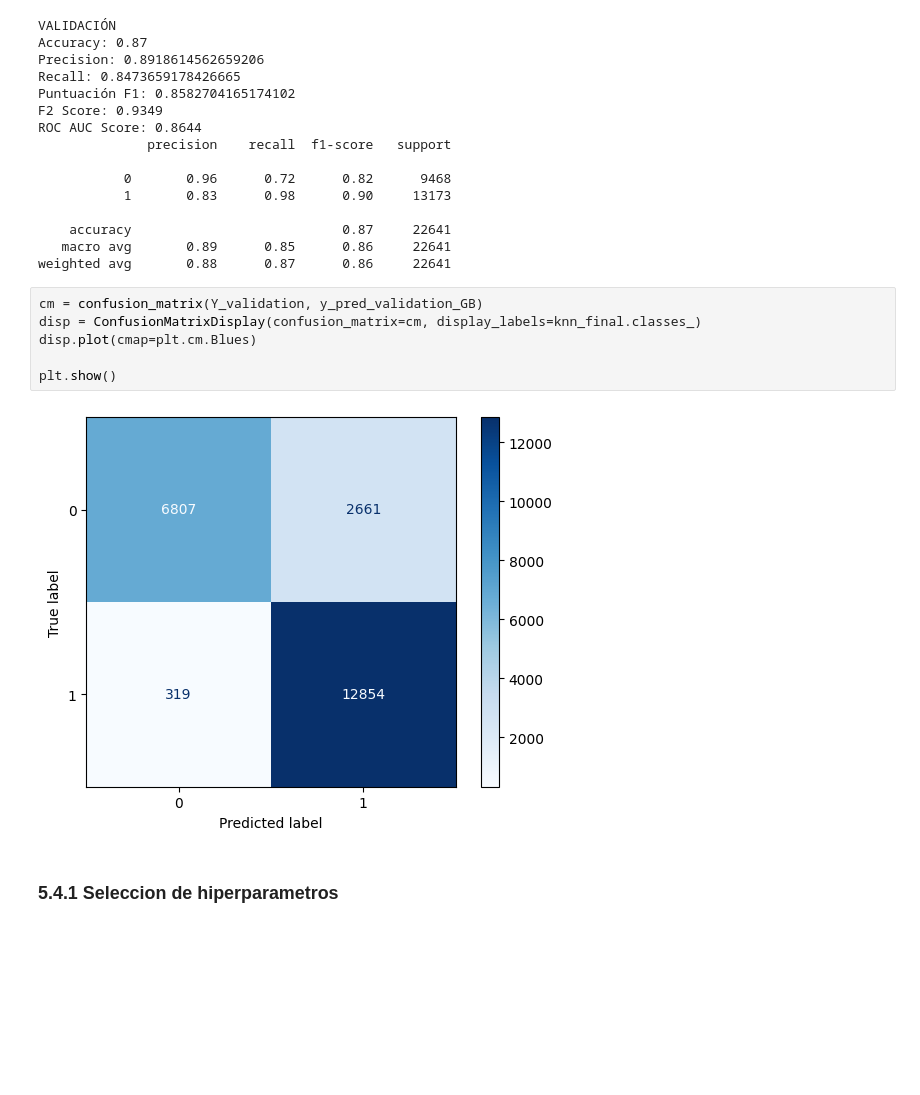
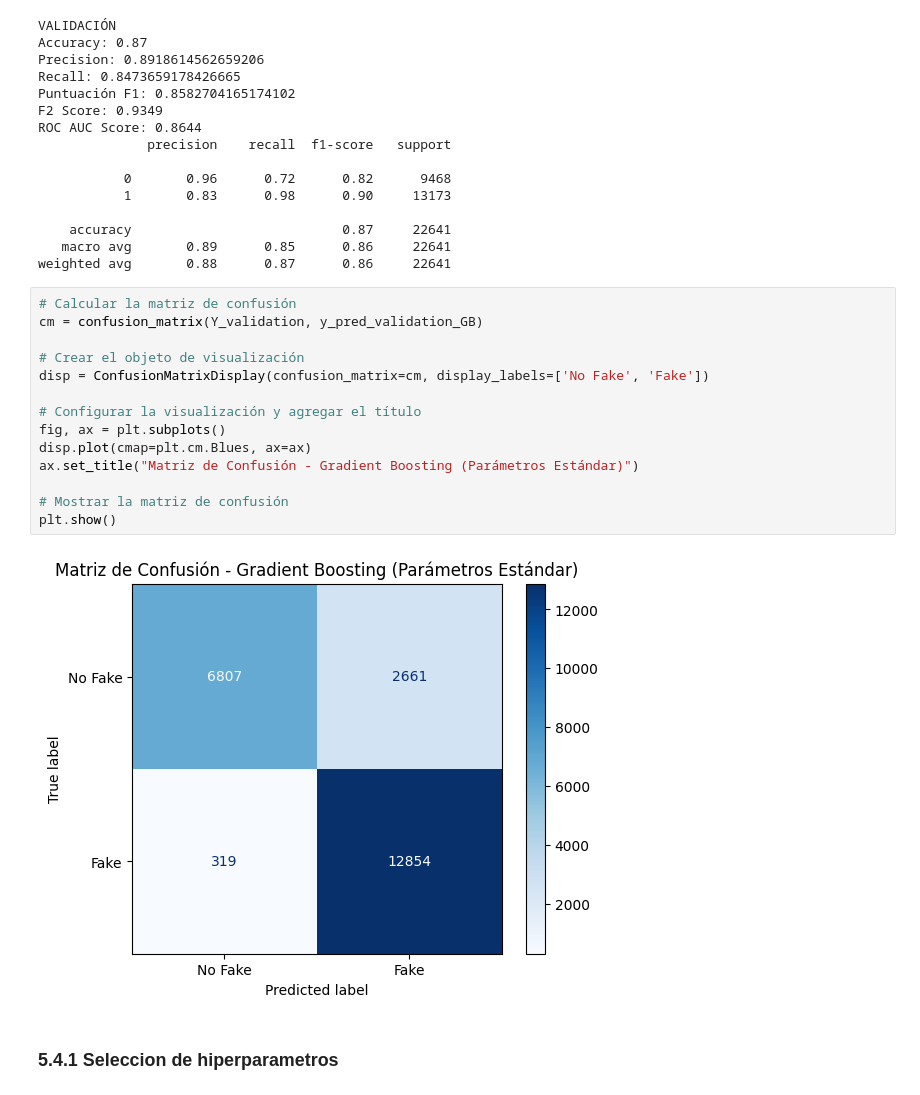
Before and after one commit to cflorido/Text-Analytics-Tool, a Jupyter notebook: NataliaCode.ipynb, the cells around one changed output. Drawn from its saved outputs; the diff is of its cells as text; blank space fills up the shorter version.

```diff
--- a/NataliaCode.ipynb
+++ b/NataliaCode.ipynb
@@ -1464,14 +1488,22 @@ ROC AUC Score: 0.8644
     accuracy                           0.87     22641
    macro avg       0.89      0.85      0.86     22641
 weighted avg       0.88      0.87      0.86     22641
-# %%
-cm = confusion_matrix(Y_validation, y_pred_validation_GB)
-disp = ConfusionMatrixDisplay(confusion_matrix=cm, display_labels=knn_final.classes_)
-disp.plot(cmap=plt.cm.Blues)
-
-plt.show()
-# %% [output]
-[figure, removed]
+# %%
+# Calcular la matriz de confusión
+cm = confusion_matrix(Y_validation, y_pred_validation_GB)
+
+# Crear el objeto de visualización
+disp = ConfusionMatrixDisplay(confusion_matrix=cm, display_labels=['No Fake', 'Fake'])
+
+# Configurar la visualización y agregar el título
+fig, ax = plt.subplots()
+disp.plot(cmap=plt.cm.Blues, ax=ax)
+ax.set_title("Matriz de Confusión - Gradient Boosting (Parámetros Estándar)")
+
+# Mostrar la matriz de confusión
+plt.show()
+# %% [output]
+[figure, added]
 # %% [markdown]
 ### 5.4.1 Seleccion de hiperparametros
 # %% [markdown]
```
Also changed, not shown: parts of 4 cells of this notebook, 2 other files.
